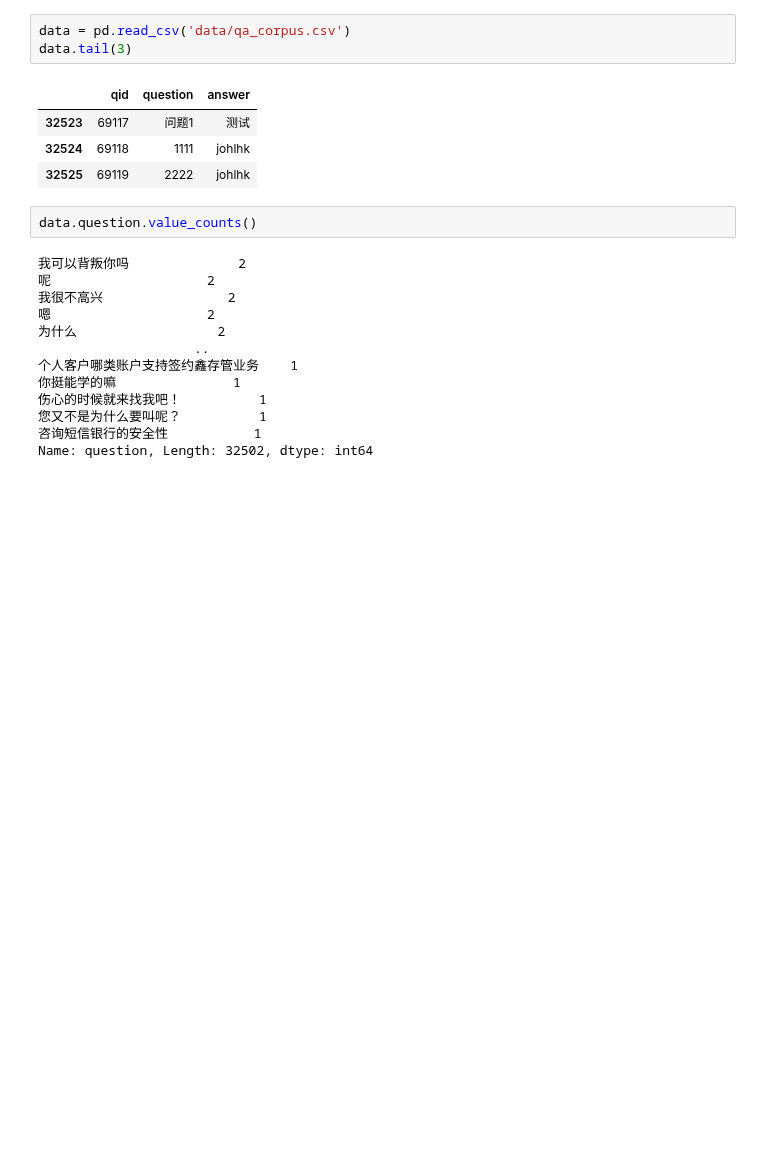
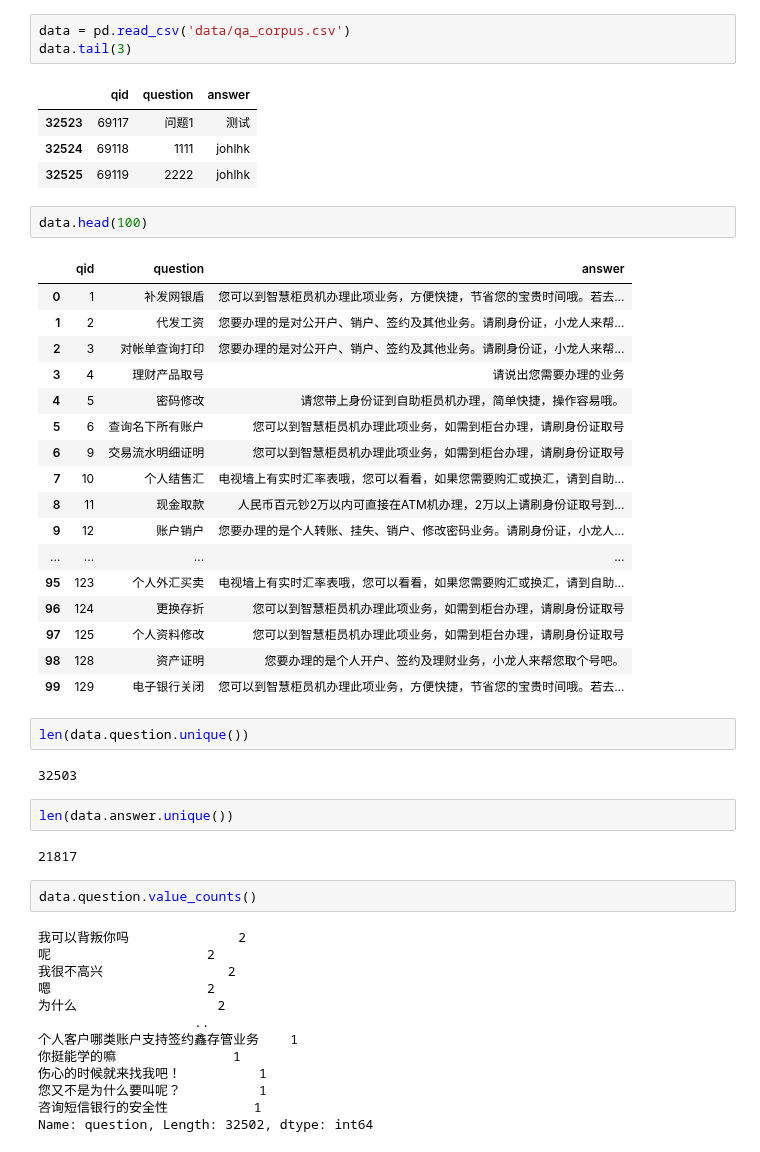
Before and after one commit to jh-lau/NLP, a Jupyter notebook: Artificial_Intelligence_for_NLP/Projects/4_chatBot/project4_chat_bot.ipynb, the cells around one changed output. Saved outputs shown, nothing was run; the diff lists cells and outputs as text; blank space fills up the shorter version.

```diff
--- a/Artificial_Intelligence_for_NLP/Projects/4_chatBot/project4_chat_bot.ipynb
+++ b/Artificial_Intelligence_for_NLP/Projects/4_chatBot/project4_chat_bot.ipynb
@@ -9,6 +9,34 @@ data.tail(3)
 | 32523 | 69117 | 问题1 | 测试 |
 | 32524 | 69118 | 1111 | johlhk |
 | 32525 | 69119 | 2222 | johlhk |
+# %%
+data.head(100)
+# %% [output]
+|  | qid | question | answer |
+| 0 | 1 | 补发网银盾 | 您可以到智慧柜员机办理此项业务，方便快捷，节省您的宝贵时间哦。若去... |
+| 1 | 2 | 代发工资 | 您要办理的是对公开户、销户、签约及其他业务。请刷身份证，小龙人来帮... |
+| 2 | 3 | 对帐单查询打印 | 您要办理的是对公开户、销户、签约及其他业务。请刷身份证，小龙人来帮... |
+| 3 | 4 | 理财产品取号 | 请说出您需要办理的业务 |
+| 4 | 5 | 密码修改 | 请您带上身份证到自助柜员机办理，简单快捷，操作容易哦。 |
+| 5 | 6 | 查询名下所有账户 | 您可以到智慧柜员机办理此项业务，如需到柜台办理，请刷身份证取号 |
+| 6 | 9 | 交易流水明细证明 | 您可以到智慧柜员机办理此项业务，如需到柜台办理，请刷身份证取号 |
+| 7 | 10 | 个人结售汇 | 电视墙上有实时汇率表哦，您可以看看，如果您需要购汇或换汇，请到自助... |
+| 8 | 11 | 现金取款 | 人民币百元钞2万以内可直接在ATM机办理，2万以上请刷身份证取号到... |
+| 9 | 12 | 账户销户 | 您要办理的是个人转账、挂失、销户、修改密码业务。请刷身份证，小龙人... |
+| ... | ... | ... | ... |
+| 95 | 123 | 个人外汇买卖 | 电视墙上有实时汇率表哦，您可以看看，如果您需要购汇或换汇，请到自助... |
+| 96 | 124 | 更换存折 | 您可以到智慧柜员机办理此项业务，如需到柜台办理，请刷身份证取号 |
+| 97 | 125 | 个人资料修改 | 您可以到智慧柜员机办理此项业务，如需到柜台办理，请刷身份证取号 |
+| 98 | 128 | 资产证明 | 您要办理的是个人开户、签约及理财业务，小龙人来帮您取个号吧。 |
+| 99 | 129 | 电子银行关闭 | 您可以到智慧柜员机办理此项业务，方便快捷，节省您的宝贵时间哦。若去... |
+# %%
+len(data.question.unique())
+# %% [output]
+32503
+# %%
+len(data.answer.unique())
+# %% [output]
+21817
 # %%
 data.question.value_counts()
 # %% [output]
```
Also changed, not shown: 2 other files.
